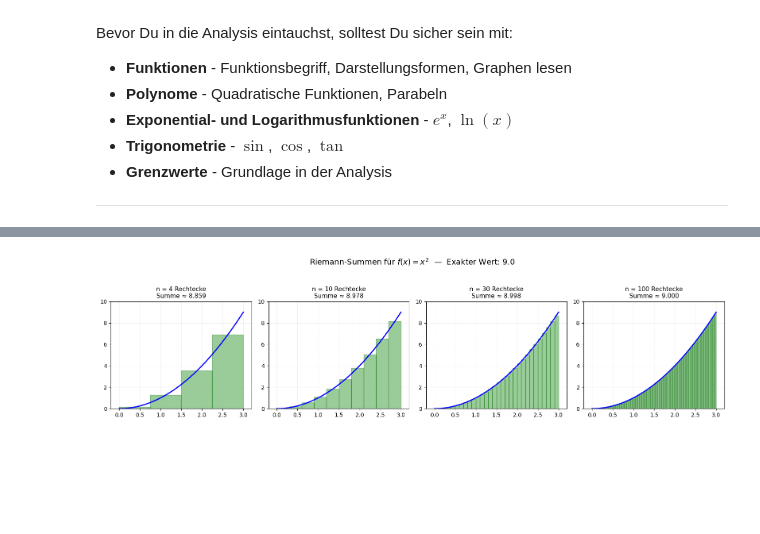
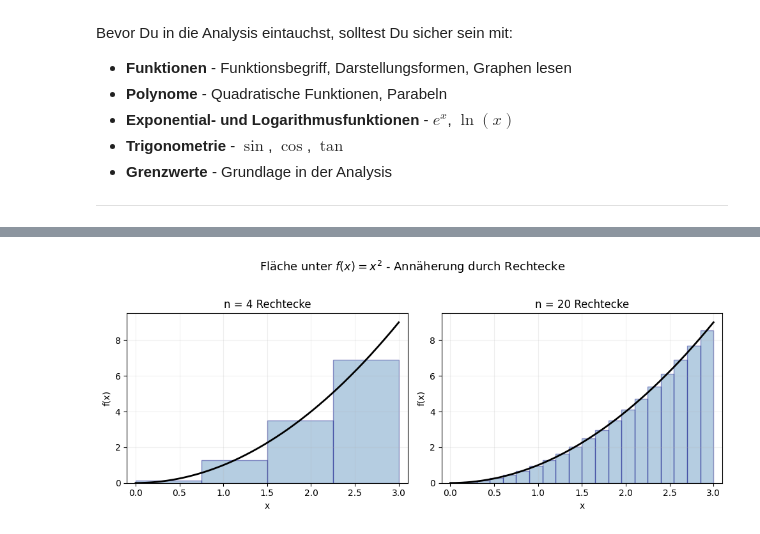
Before and after one commit to Officialstjp/python-math, a Jupyter notebook: Foundations/07_Analysis/01_Einführung_in_die_Analysis.ipynb, the cells around one changed output, grey strips where cells are left out. Saved outputs shown, nothing was run; the diff lists cells and outputs as text; code cells hidden in the pictures; blank space fills up the shorter version.

```diff
--- a/Foundations/07_Analysis/01_Einführung_in_die_Analysis.ipynb
+++ b/Foundations/07_Analysis/01_Einführung_in_die_Analysis.ipynb
@@ -161,57 +164,52 @@ Diese Idee - **eine krumme Fläche durch viele kleine Rechtecke annähern** - is
 # %%
 import numpy as np
 import matplotlib.pyplot as plt
 
-# --- Riemann-Summen: Annäherung der Fläche unter einer Kurve ---
+# --- Annäherung an eine Kurve durch Rechtecke ---
+# Nur zur Illustration der Grundidee; volle Behandlung in Notebook 05
 
-Riemann_Config = {
+Annaeherung_Config = {
     "funktion": lambda x: x**2,
     "label": "$f(x) = x^2$",
     "bereich": (0, 3),
-    "n_werte": [4, 10, 30, 100],  # Anzahl der Rechtecke
-    "figsize": (16, 4),
+    "n_werte": [4, 20],
+    "figsize": (10, 4),
 }
 
-def visualisiere_riemann_summen(config):
-    """Zeigt, wie die Riemann-Summe mit mehr Rechtecken genauer wird."""
+def visualisiere_annaeherung(config):
+    """Zeigt die Idee: je mehr Rechtecke, desto genauer die Annäherung."""
     f = config["funktion"]
     a, b = config["bereich"]
-    exakter_wert = 9.0  # ∫₀³ x² dx = [x³/3]₀³ = 9
+    x_smooth = np.linspace(a, b, 300)
 
-    fig, axes = plt.subplots(1, len(config["n_werte"]), figsize=config["figsize"])
-    x_smooth = np.linspace(a, b, 300)
+    fig, axes = plt.subplots(1, 2, figsize=config["figsize"])
 
     for idx, n in enumerate(config["n_werte"]):
         ax = axes[idx]
+        dx = (b - a) / n
+        x_links = np.linspace(a, b - dx, n)
 
-        # Rechteck-Breite
-        dx = (b - a) / n
-        x_links = np.linspace(a, b - dx, n)  # linke Kanten
-
-        # Rechtecke zeichnen
         for xi in x_links:
-            hoehe = f(xi + dx/2)  # Mittelpunktregel
+            hoehe = f(xi + dx / 2)
             rect = plt.Rectangle((xi, 0), dx, hoehe, fill=True,
-                                facecolor='green', edgecolor='darkgreen', alpha=0.4)
+                                  facecolor='steelblue', edgecolor='navy', alpha=0.4)
             ax.add_patch(rect)
 
-        # Riemann-Summe berechnen
-        summe = sum(f(xi + dx/2) * dx for xi in x_links)
-
-        # Kurve zeichnen
-        ax.plot(x_smooth, f(x_smooth), color='blue', linewidth=2)
-        ax.set_title(f"n = {n} Rechtecke\nSumme ≈ {summe:.3f}", fontsize=11)
-        ax.set_xlim(a - 0.2, b + 0.2)
-        ax.set_ylim(0, f(b) + 1)
+        ax.plot(x_smooth, f(x_smooth), color='black', linewidth=2)
+        ax.set_title(f"n = {n} Rechtecke", fontsize=12)
+        ax.set_xlim(a - 0.1, b + 0.1)
+        ax.set_ylim(0, f(b) + 0.5)
         ax.grid(True, alpha=0.2)
         ax.axhline(0, color='black', linewidth=0.5)
+        ax.set_xlabel("x")
+        ax.set_ylabel("f(x)")
 
-    fig.suptitle(f"Riemann-Summen für {config['label']}  -  Exakter Wert: {exakter_wert}",
-                fontsize=14, y=1.05)
+    fig.suptitle(f"Fläche unter {config['label']} - Annäherung durch Rechtecke",
+                 fontsize=13, y=1.02)
     plt.tight_layout()
     plt.show()
 
-visualisiere_riemann_summen(Riemann_Config)
+visualisiere_annaeherung(Annaeherung_Config)
 # %% [output]
-[figure, old version]
+[figure, new version]
 # %% [markdown]
```
Also changed, not shown: parts of 4 cells of this notebook, 35 other files.
